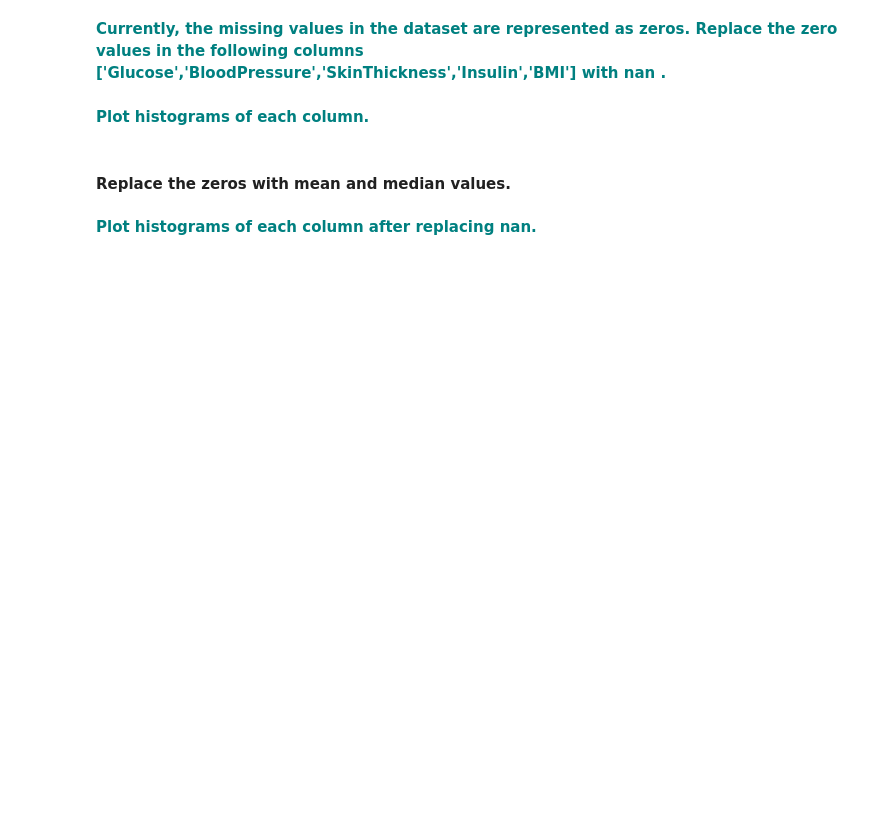
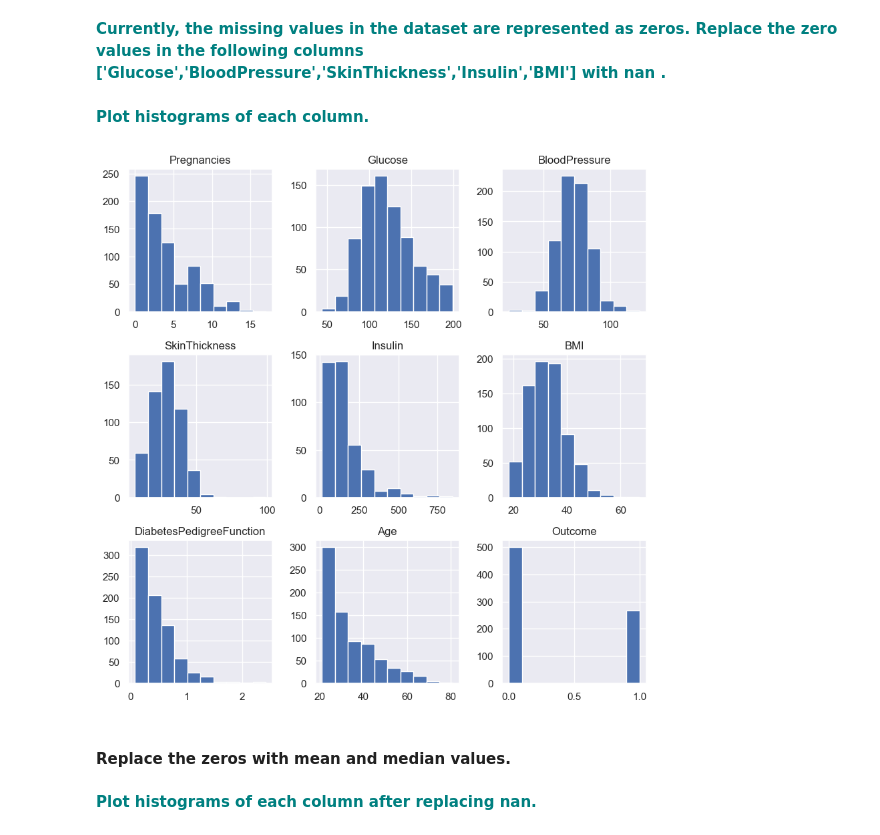
Before and after one commit to sabheen9/GridSearchKNN_Case_Study, a Jupyter notebook: GridSearchKNN_Case_Study.ipynb, the cells around one changed output. Cells and saved outputs as stored; diff of their text form; code cells hidden in the pictures; blank space fills up the shorter version.

```diff
--- a/GridSearchKNN_Case_Study.ipynb
+++ b/GridSearchKNN_Case_Study.ipynb
@@ -35,5 +76,10 @@ diabetes_data.head()
 # %% [markdown]
 **<font color='teal'> Plot histograms of each column. </font>**
+# %%
+diabetes_data.hist(bins=10, figsize=(10, 10))
+plt.show()
+# %% [output]
+[figure, added]
 # %% [markdown]
 #### Replace the zeros with mean and median values.
 # %%
```
Also changed, not shown: parts of 7 cells of this notebook.
